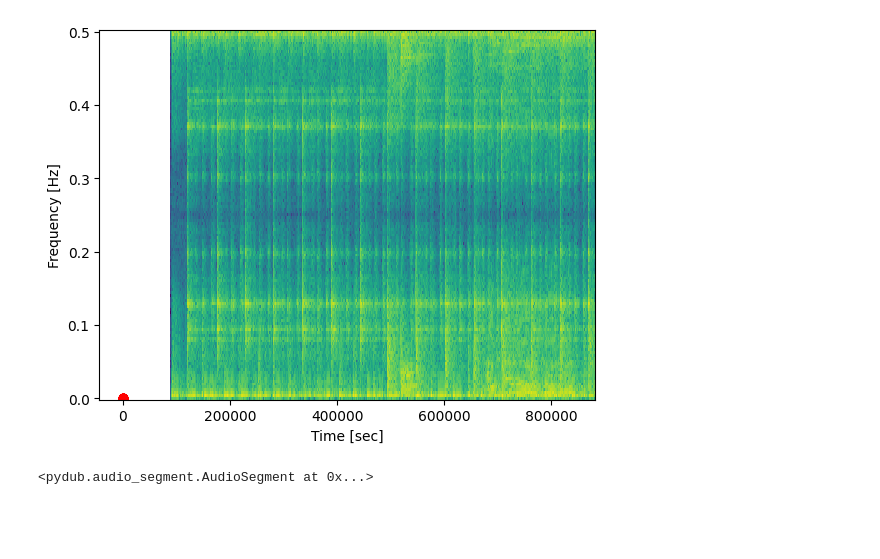
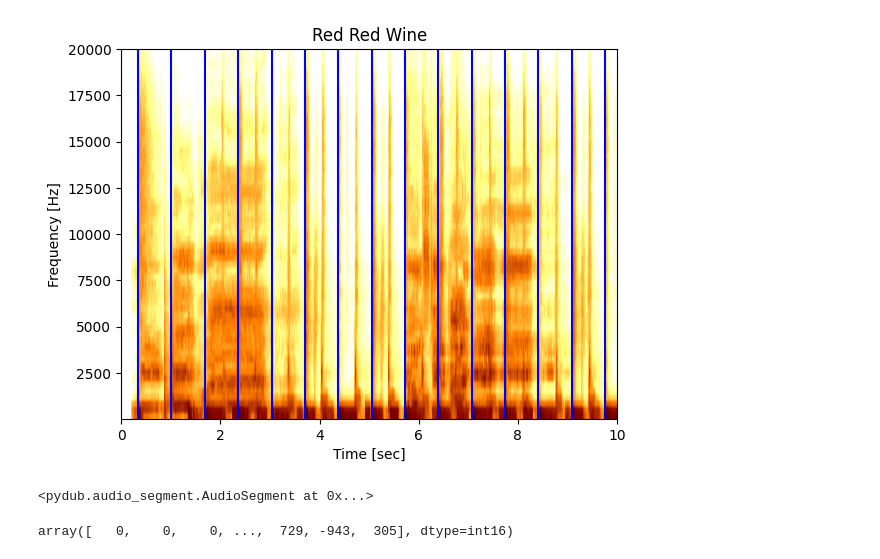
Before and after one commit to bforbanks/iBeat, a Jupyter notebook: frameExtractor/frameExtractor.ipynb, the cells around one changed output. Cells and saved outputs as stored; diff of their text form; code cells hidden in the pictures; blank space fills up the shorter version.

Commit message:
Adjusted spectrogram images

```diff
--- a/frameExtractor/frameExtractor.ipynb
+++ b/frameExtractor/frameExtractor.ipynb
@@ -22,7 +22,13 @@ flac_files = [
 with open("../tracks_info.json", "r") as f:
     tracks_info = json.load(f)
 # %%
-i = 0
+
+import numpy as np
+import scipy.io.wavfile
+from scipy.signal import stft
+import matplotlib.pyplot as plt
+
+i = 2
 file = flac_files[i]
 
 
@@ -35,43 +41,64 @@ metadata = mutagen.File(
     f"M:/Eksamensprojekt/1983. Now That's What I Call Music! [2018 Reissue, Remastered]/CD1/{file}",
     easy=True,
 )
 track_name = metadata["title"][0] if "title" in metadata else "Unknown"
 
 # Convert the audio to a numpy array
 samples = np.array(audio.get_array_of_samples())
 
 # Create a spectrogram
 frequencies, times, spectrogram = signal.spectrogram(samples)
 
 # Extract tempos from tracks_info
 tempos = tracks_info[track_name]["Tempos"] if track_name in tracks_info else []
 
 # Plot the spectrogram
-plt.pcolormesh(times, frequencies, spectrogram)
+
+sound = samples.astype(float) / np.max(np.abs(samples))
+
+frequency, time, Z = stft(sound, fs=44100 * 2, )
+# Display log-magnitude spectrogram
+plt.imshow(np.log(np.abs(Z)), aspect='auto',
+           vmin=-9, vmax=0, origin='lower',
+           extent=[0, np.max(time), 0, np.max(frequency)],
+           cmap='afmhot_r')
 plt.ylabel("Frequency [Hz]")
 plt.xlabel("Time [sec]")
+plt.ylim([20, 20000])
+plt.title(track_name)
+# log scale the y axis to get better frequency resolution
 
-# Overlay the beats as red dots
+
+
 for index in range(len(tempos)):
     if float(tempos[index]["tempo_inizio"]) > 10:
         break
     start_time = float(tempos[index]["tempo_inizio"])
     bpm = float(tempos[index]["tempo_bpm"])
     end_time = 10
     if index < len(tempos) - 1 and float(tempos[index + 1]["tempo_inizio"]) < 10:
         end_time = float(tempos[index + 1]["tempo_inizio"])
     beats = []
-    beats = np.linspace(
-        start_time, end_time, int((end_time - start_time) * bpm / 60)
-    )
-    plt.plot(
-        beats, [0 for _ in range(len(beats))], "ro"
-    )  # plot a red dot at the bpm for each time
+    # add beats but do not exceed end_time. Use the bpm to calculate the time between beats
+    while start_time < end_time:
+        beats.append(start_time)
+        start_time += 60 / bpm
+    for beat in beats:
+        plt.axvline(x=beat, color='b', )  # plot a red vertical line at each beat
+        # add a clicking sound to the audio at each beat
+        click = AudioSegment.from_wav("click.wav")
+        audio = audio.overlay(click, position=beat * 1000)
+
+
 
 plt.savefig(f"spectrogram_{track_name}.png")
 # %% [output]
-[figure, old version]
+[figure, new version]
 # %%
 audio
 # %% [output]
 <pydub.audio_segment.AudioSegment at 0x...>
+# %%
+samples
+# %% [output]
+array([   0,    0,    0, ...,  729, -943,  305], dtype=int16)
```
Also changed, not shown: 3 other files.
